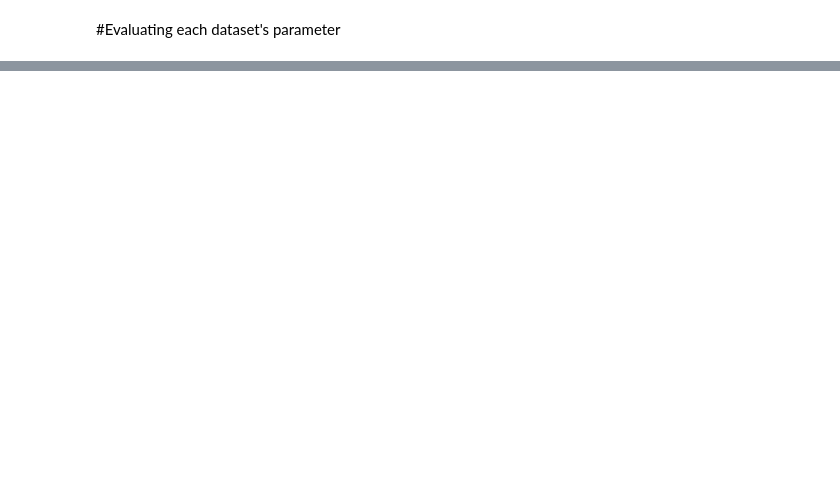
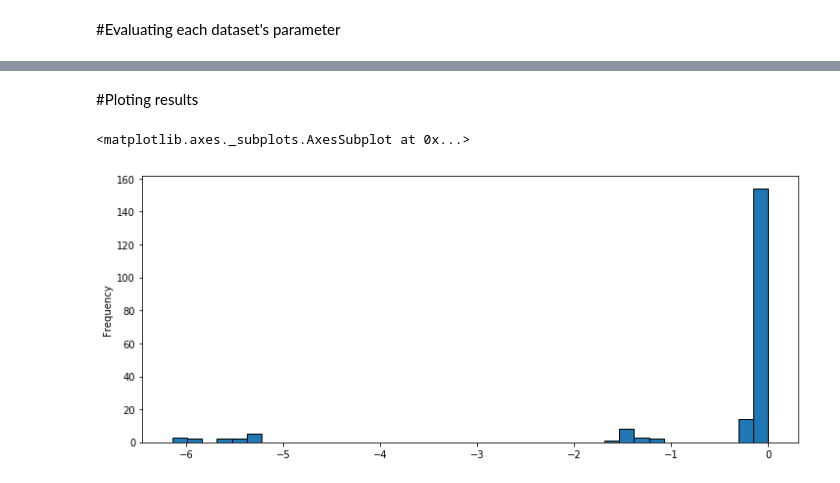
Before and after one commit to SamuelHericles/climate_data, a Jupyter notebook: Model_machine_learning/MLP_algorithm-checkpoint.ipynb, the cells around one changed output, grey strips where cells are left out. Cells and saved outputs as stored; diff of their text form; code cells hidden in the pictures; blank space fills up the shorter version.

```diff
--- a/Model_machine_learning/MLP_algorithm-checkpoint.ipynb
+++ b/Model_machine_learning/MLP_algorithm-checkpoint.ipynb
@@ -443,0 +346,5 @@ values_for_each_var.head()
+# %%
+#Storing the results
+values_for_each_var.to_csv('/content/gdrive/My Drive/Colab Notebooks/values_for_each_var.csv')
+values_for_each_var = pd.read_csv('/content/gdrive/My Drive/Colab Notebooks/values_for_each_var.csv')
+values_for_each_var.head()
@@ -443,0 +358,17 @@ values_for_each_var.head()
+# %% [markdown]
+#Ploting results
+# %%
+plt.title("Tempeture inst results")
+
+plt.subplot(2,1,1)
+values_for_each_var.rmse_temp_inst.plot.hist(bins=40,edgecolor="black")
+plt.xlabel('RMSE score')
+
+plt.subplot(2,1,2)
+values_for_each_var.r2_temp_inst.plot.hist(bins=40,edgecolor="black")
+plt.xlabel('R² score')
+
+plt.show()
+# %% [output]
+<matplotlib.axes._subplots.AxesSubplot at 0x...>
+[figure, added]
```
Also changed, not shown: parts of 61 cells of this notebook.
